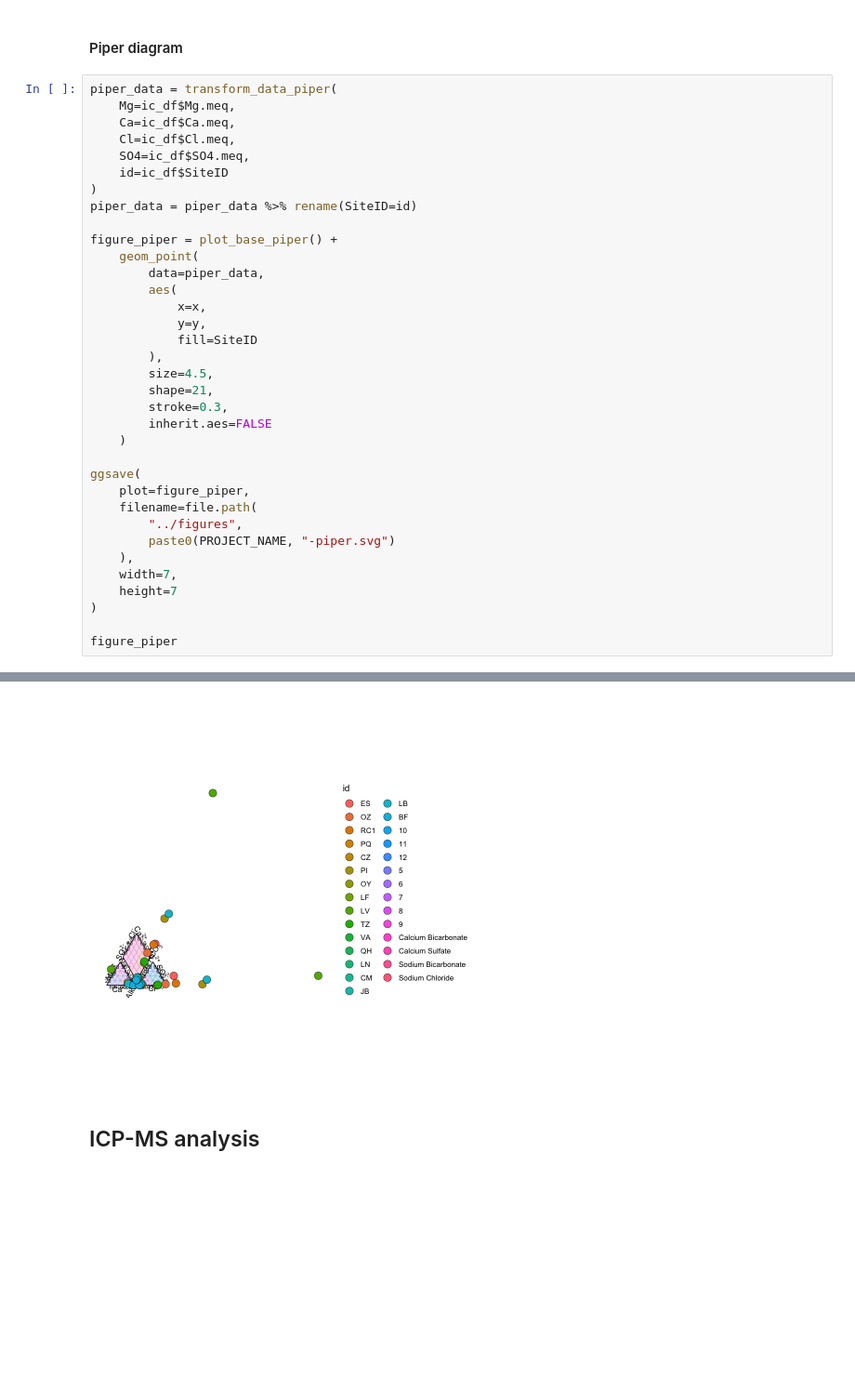
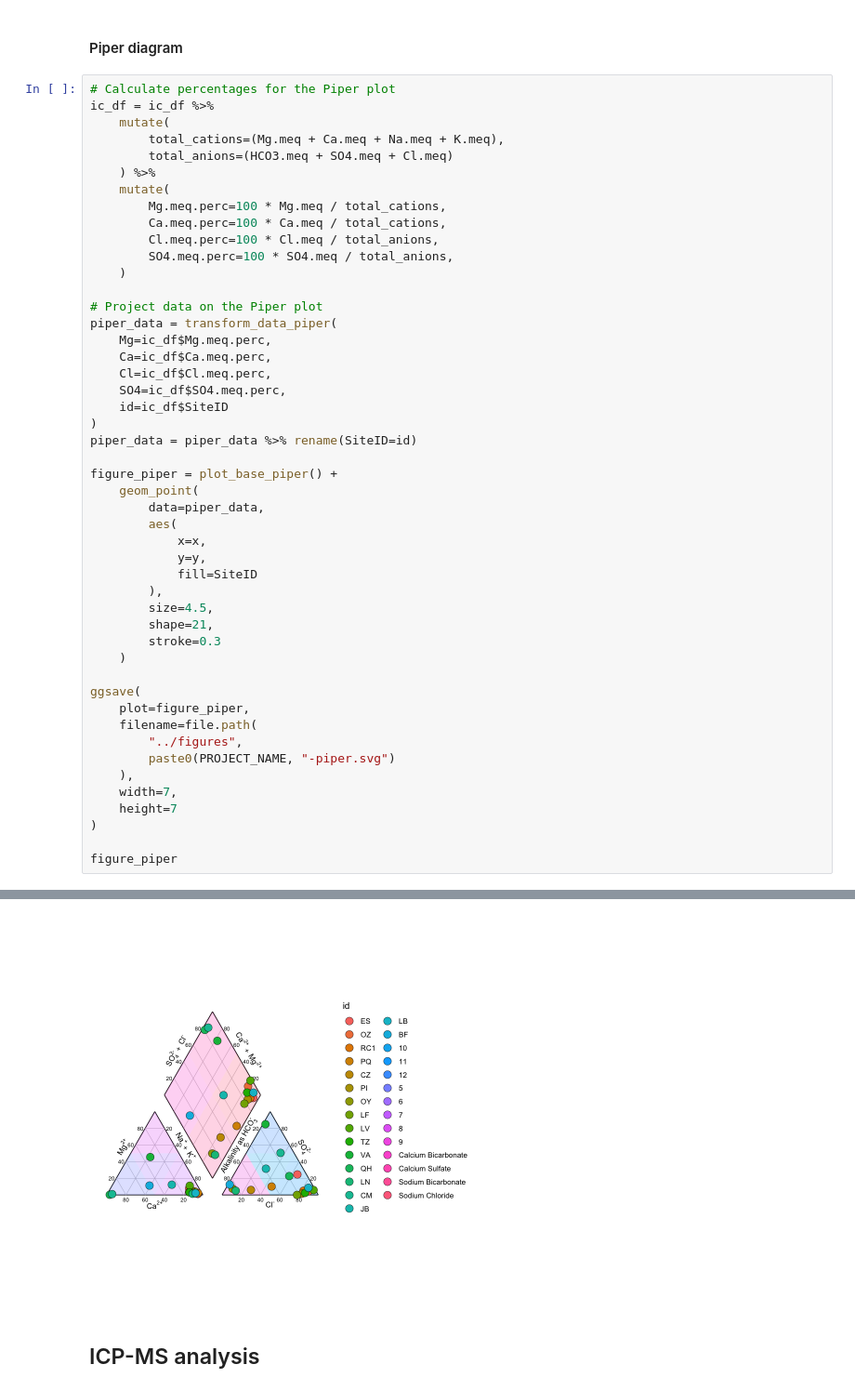
Before and after one commit to giovannellilab/geochem, a Jupyter notebook: notebooks/Template.ipynb, the cells around one changed output, grey strips where cells are left out. Shown at 93% size. Saved outputs shown, nothing was run; the diff lists cells and outputs as text; blank space fills up the shorter version.

Commit message:
Add calculation of percentage meq for Piper plot

```diff
--- a/notebooks/Template.ipynb
+++ b/notebooks/Template.ipynb
@@ -424,43 +424,56 @@ figure_gibbs
 # %% [markdown]
 #### Piper diagram
 # %%
+# Calculate percentages for the Piper plot
+ic_df = ic_df %>%
+    mutate(
+        total_cations=(Mg.meq + Ca.meq + Na.meq + K.meq),
+        total_anions=(HCO3.meq + SO4.meq + Cl.meq)
+    ) %>%
+    mutate(
+        Mg.meq.perc=100 * Mg.meq / total_cations,
+        Ca.meq.perc=100 * Ca.meq / total_cations,
+        Cl.meq.perc=100 * Cl.meq / total_anions,
+        SO4.meq.perc=100 * SO4.meq / total_anions,
+    )
+
+# Project data on the Piper plot
 piper_data = transform_data_piper(
-    Mg=ic_df$Mg.meq,
-    Ca=ic_df$Ca.meq,
-    Cl=ic_df$Cl.meq,
-    SO4=ic_df$SO4.meq,
+    Mg=ic_df$Mg.meq.perc,
+    Ca=ic_df$Ca.meq.perc,
+    Cl=ic_df$Cl.meq.perc,
+    SO4=ic_df$SO4.meq.perc,
     id=ic_df$SiteID
 )
 piper_data = piper_data %>% rename(SiteID=id)
 
 figure_piper = plot_base_piper() +
     geom_point(
         data=piper_data,
         aes(
             x=x,
             y=y,
             fill=SiteID
         ),
         size=4.5,
         shape=21,
-        stroke=0.3,
-        inherit.aes=FALSE
+        stroke=0.3
     )
 
 ggsave(
     plot=figure_piper,
     filename=file.path(
         "../figures",
         paste0(PROJECT_NAME, "-piper.svg")
     ),
     width=7,
     height=7
 )
 
 figure_piper
 # %% [output]
 Coordinate system already present. Adding new coordinate system, which will replace the existing one.
-[figure, old version]
+[figure, new version]
 # %% [markdown]
 ## ICP-MS analysis
 # %%
```
Also changed, not shown: 1 other file.
